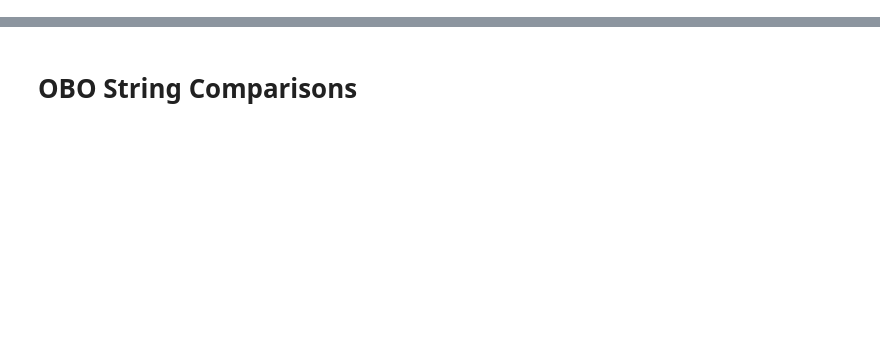
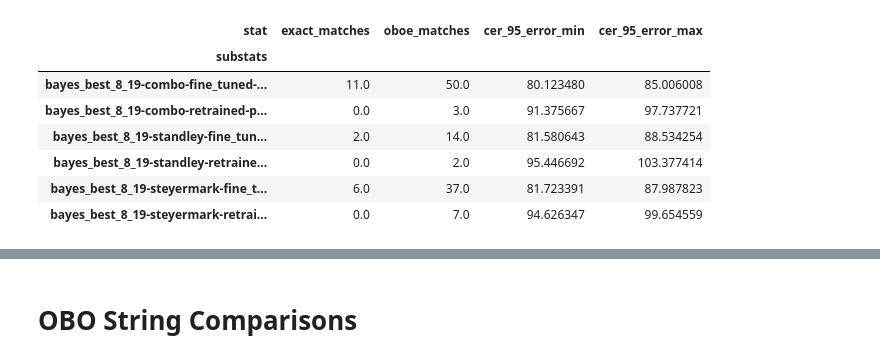
Before and after one commit to emcdona1/crnn_models_single_gpu, a Jupyter notebook: test_set_predictions/visualize_predictions.ipynb, the cells around one changed output, grey strips where cells are left out. Saved outputs shown, nothing was run; the diff lists cells and outputs as text; code cells hidden in the pictures; blank space fills up the shorter version.

```diff
--- a/test_set_predictions/visualize_predictions.ipynb
+++ b/test_set_predictions/visualize_predictions.ipynb
@@ -96 +43,12 @@ print(summary_results[['exact_matches', 'oboe_matches', 'cer_95_error_min', 'cer
+# %%
+summary_results[['exact_matches', 'oboe_matches', 'cer_95_error_min', 'cer_95_error_max']]
+# %% [output]
+| stat | exact_matches | oboe_matches | cer_95_error_min | cer_95_error_max |
+| substats |  |  |  |  |
+| bayes_best_8_19-combo-fine_tuned-... | 11.0 | 50.0 | 80.123480 | 85.006008 |
+| bayes_best_8_19-combo-retrained-p... | 0.0 | 3.0 | 91.375667 | 97.737721 |
+| bayes_best_8_19-standley-fine_tun... | 2.0 | 14.0 | 81.580643 | 88.534254 |
+| bayes_best_8_19-standley-retraine... | 0.0 | 2.0 | 95.446692 | 103.377414 |
+| bayes_best_8_19-steyermark-fine_t... | 6.0 | 37.0 | 81.723391 | 87.987823 |
+| bayes_best_8_19-steyermark-retrai... | 0.0 | 7.0 | 94.626347 | 99.654559 |
 # %% [markdown]
```
Also changed, not shown: parts of 14 cells of this notebook.
